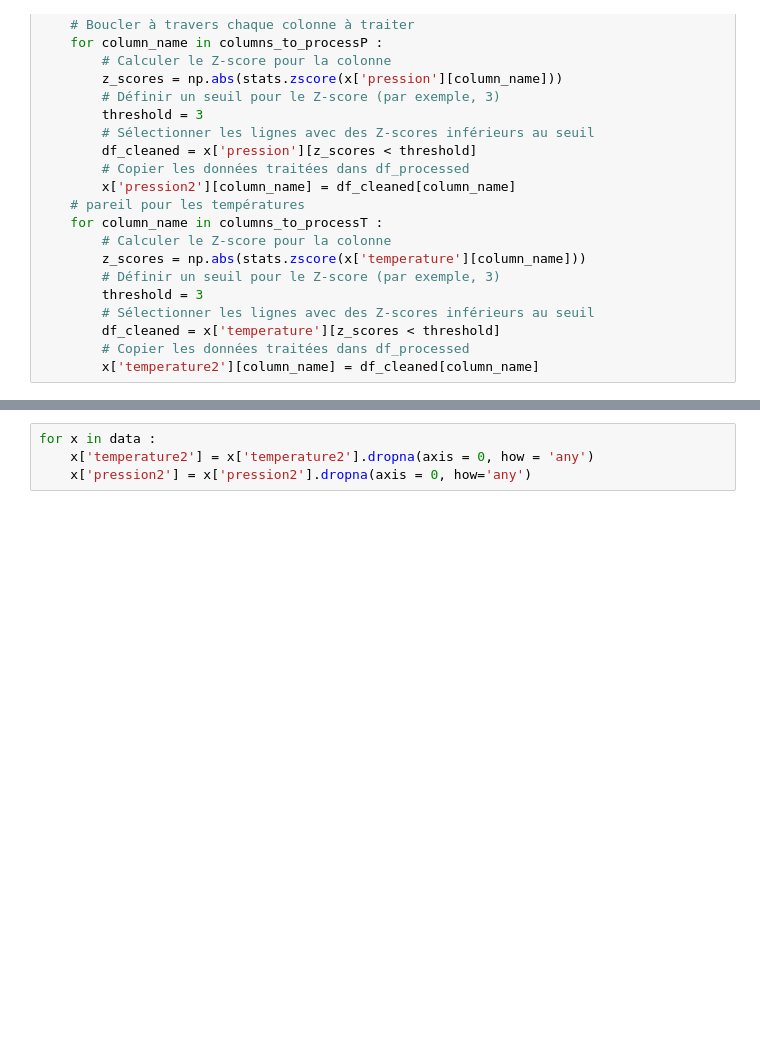
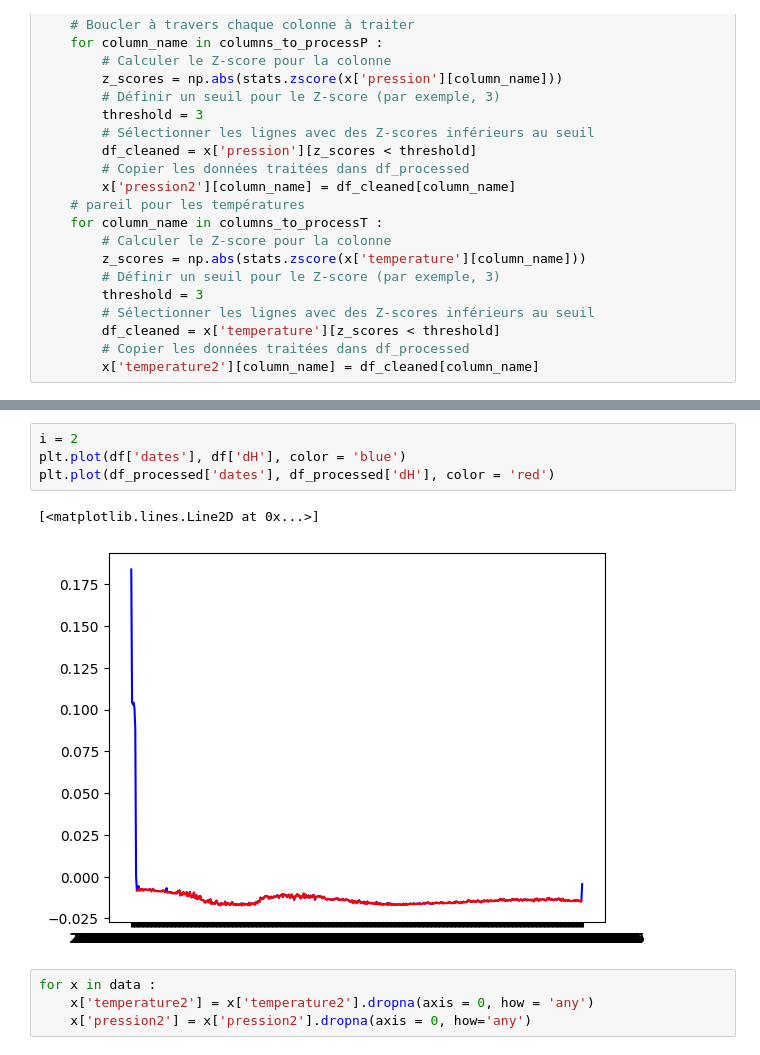
Before and after one commit to Lauredesorgues/MOLONARI_projet_3-, a Jupyter notebook: traitement_data_molonari_12-10_Laure.ipynb, the cells around one changed output, grey strips where cells are left out. Drawn from its saved outputs; the diff is of its cells as text; blank space fills up the shorter version.

```diff
--- a/traitement_data_molonari_12-10_Laure.ipynb
+++ b/traitement_data_molonari_12-10_Laure.ipynb
@@ -272,3 +402,10 @@ for x in data :
+# %%
+i = 2
+plt.plot(df['dates'], df['dH'], color = 'blue')
+plt.plot(df_processed['dates'], df_processed['dH'], color = 'red')
+# %% [output]
+[<matplotlib.lines.Line2D at 0x...>]
+[figure, added]
 # %%
 for x in data :
     x['temperature2'] = x['temperature2'].dropna(axis = 0, how = 'any')
```
Also changed, not shown: parts of 6 cells of this notebook.
